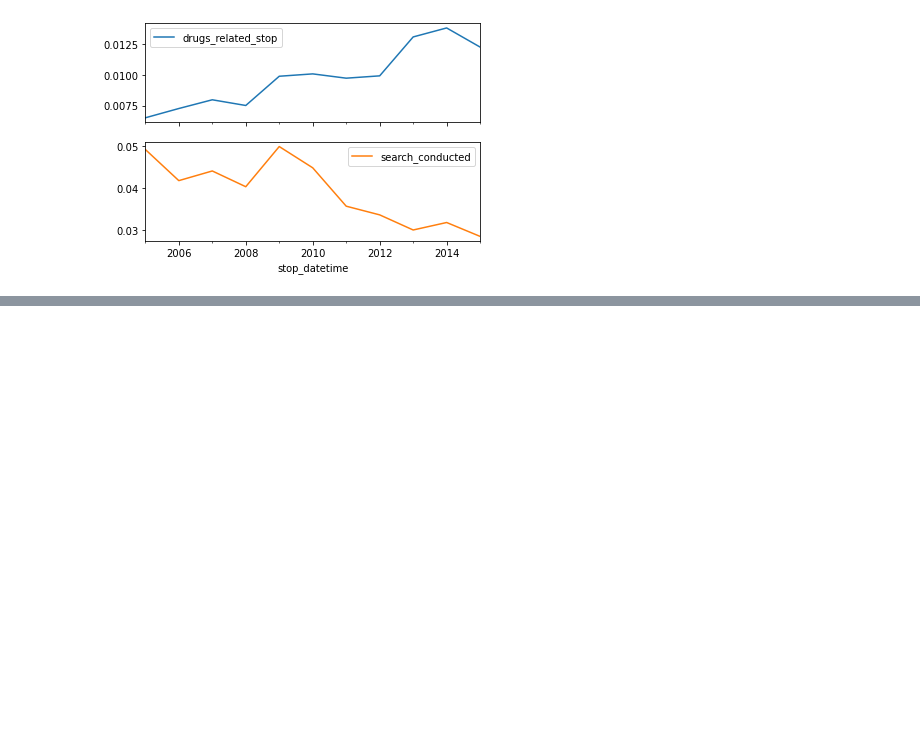
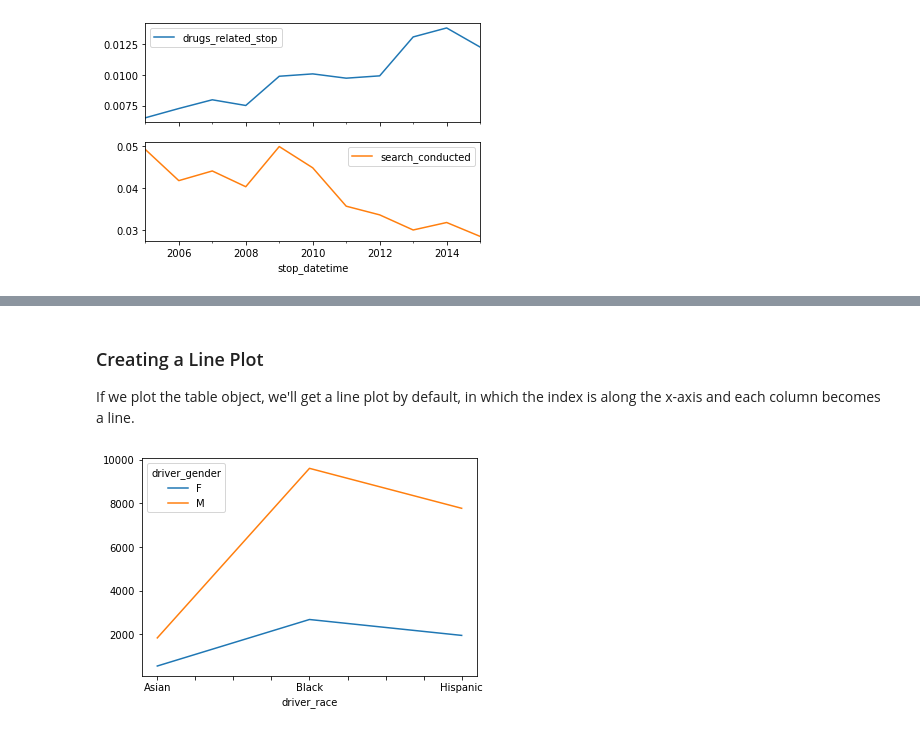
Before and after one commit to SketchQ/DataCamp_DataScience_Track, a Jupyter notebook: 17_Analyzing Police Activity with pandas/Chapter_3_ Visual Exploratory data analysis.ipynb, the cells around one changed output, grey strips where cells are left out. Cells and saved outputs as stored; diff of their text form; code cells hidden in the pictures; blank space fills up the shorter version.

```diff
--- a/17_Analyzing Police Activity with pandas/Chapter_3_ Visual Exploratory data analysis.ipynb
+++ b/17_Analyzing Police Activity with pandas/Chapter_3_ Visual Exploratory data analysis.ipynb
@@ -335,0 +370,4 @@ plt.show()
+# %%
+table = pd.crosstab(
+    ri.driver_race,
+    ri.driver_gender)
@@ -335,0 +382,4 @@ plt.show()
+# %%
+table = table.loc['Asian':'Hispanic']
+
+table
@@ -335,0 +392,9 @@ plt.show()
+# %% [markdown]
+### Creating a Line Plot
+
+If we plot the table object, we'll get a line plot by default, in which the index is along the x-axis and each column becomes a line.
+# %%
+table.plot()
+plt.show()
+# %% [output]
+[figure, added]
```
Also changed, not shown: parts of 17 cells of this notebook.
